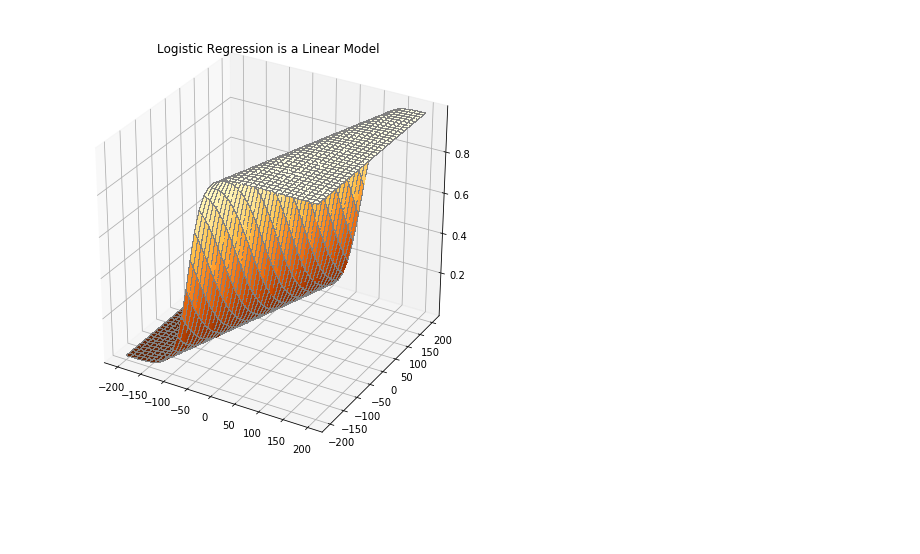
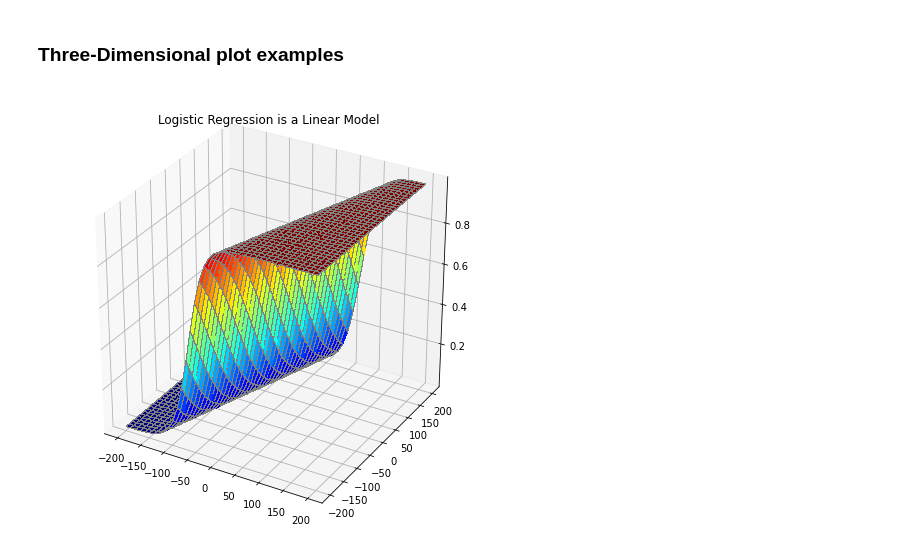
Before and after one commit to lselector/python_tutorials, a Jupyter notebook: d02_Matplotlib_3D.ipynb, the cells around one changed output. Saved outputs shown, nothing was run; the diff lists cells and outputs as text; code cells hidden in the pictures; blank space fills up the shorter version.

Commit message:
added graph, changed colors

```diff
--- a/d02_Matplotlib_3D.ipynb
+++ b/d02_Matplotlib_3D.ipynb
@@ -1 +1,3 @@
+# %% [markdown]
+### Three-Dimensional plot examples
 # %%
@@ -11,23 +18,26 @@ def sigmoid(t):
 # %%
 # Make a 3D graph for LogisticRegression
 a1 = 0.06
 a2 =-0.02
 b  =-0.32
 
 x1r = np.linspace(-200, 200, 40, dtype=np.float)
 x2r = np.linspace(-200, 200, 40, dtype=np.float)
 y2r = np.zeros((40,40))
 for i1 in range(40):
     for i2 in range(40):
         y2r[i1,i2] = sigmoid(b + a1*x1r[i1] + a2*x2r[i2])
 
 # plot
 _X1, _X2 = np.meshgrid(x1r, x2r, indexing='ij')
 plt.rcParams["figure.figsize"] = (8, 8) # (width, height)
 fig = plt.figure()
 ax = fig.gca(projection='3d')
-ax.plot_surface(_X1, _X2, y2r, cmap=cm.YlOrBr_r, edgecolor='gray', linewidth=0.004, antialiased=False)
+
+# mycmap = cm.YlOrBr_r
+mycmap = 'jet'
+ax.plot_surface(_X1, _X2, y2r, cmap=mycmap, edgecolor='gray', linewidth=0.004, antialiased=False)
 ax.set_title("Logistic Regression is a Linear Model")
 plt.show();
 # %% [output]
-[figure, old version]
+[figure, new version]
```
Also changed, not shown: parts of 2 cells of this notebook.
